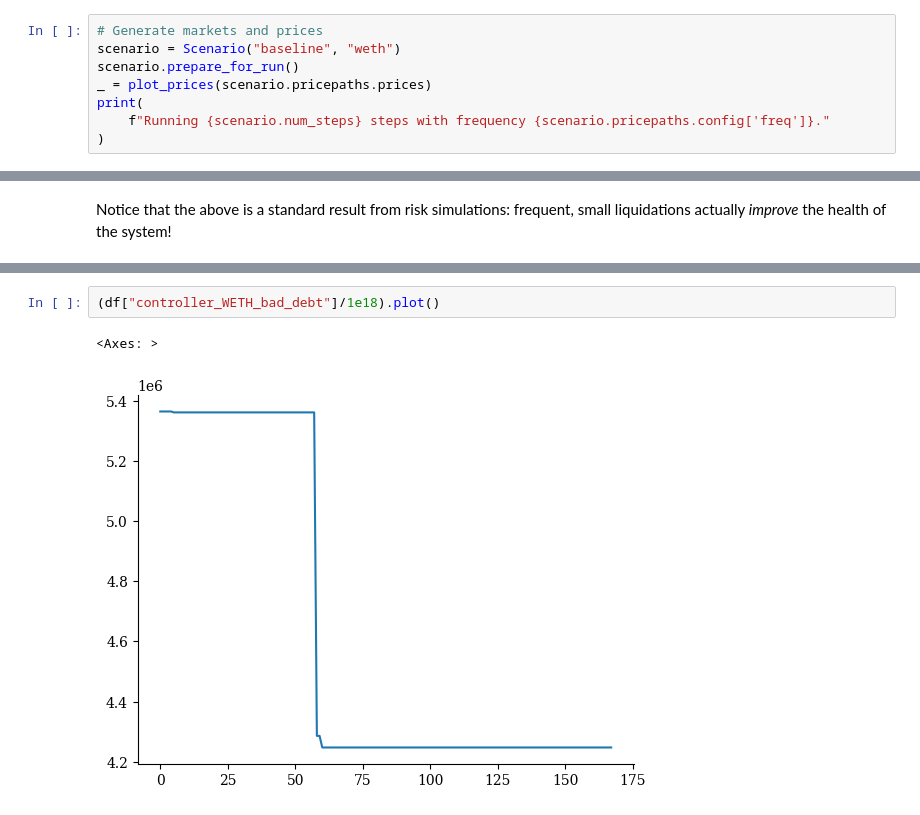
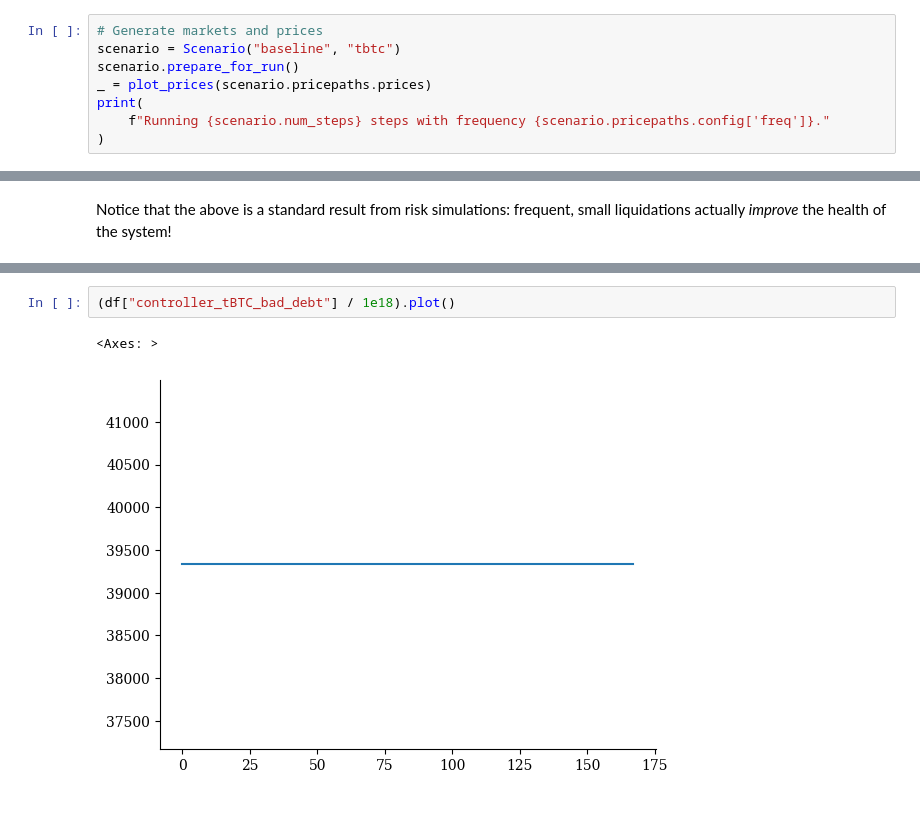
Before and after one commit to xenophonlabs/crvUSDrisk, a Jupyter notebook: notebooks/demo_sim.ipynb, the cells around one changed output, grey strips where cells are left out. Saved outputs shown, nothing was run; the diff lists cells and outputs as text.

```diff
--- a/notebooks/demo_sim.ipynb
+++ b/notebooks/demo_sim.ipynb
@@ -25,6 +22,6 @@ The autoreload extension is already loaded. To reload it, use:
 # %%
 # Generate markets and prices
-scenario = Scenario("baseline", "weth")
+scenario = Scenario("baseline", "tbtc")
 scenario.prepare_for_run()
 _ = plot_prices(scenario.pricepaths.prices)
 print(
@@ -157,8 +156,8 @@ Text(0.5, 1.0, 'Profits sans t0')
 # %%
-(df["controller_WETH_bad_debt"]/1e18).plot()
+(df["controller_tBTC_bad_debt"] / 1e18).plot()
 # %% [output]
 <Axes: >
-[figure, old version]
+[figure, new version]
 # %%
 (df["stableswap_crvUSD_USDC_virtual_price"] / 1e18).plot(label="USDC VP")
 (df["stableswap_crvUSD_USDT_virtual_price"] / 1e18).plot(label="USDT VP")
```
Also changed, not shown: parts of 13 cells of this notebook, 22 other files.
